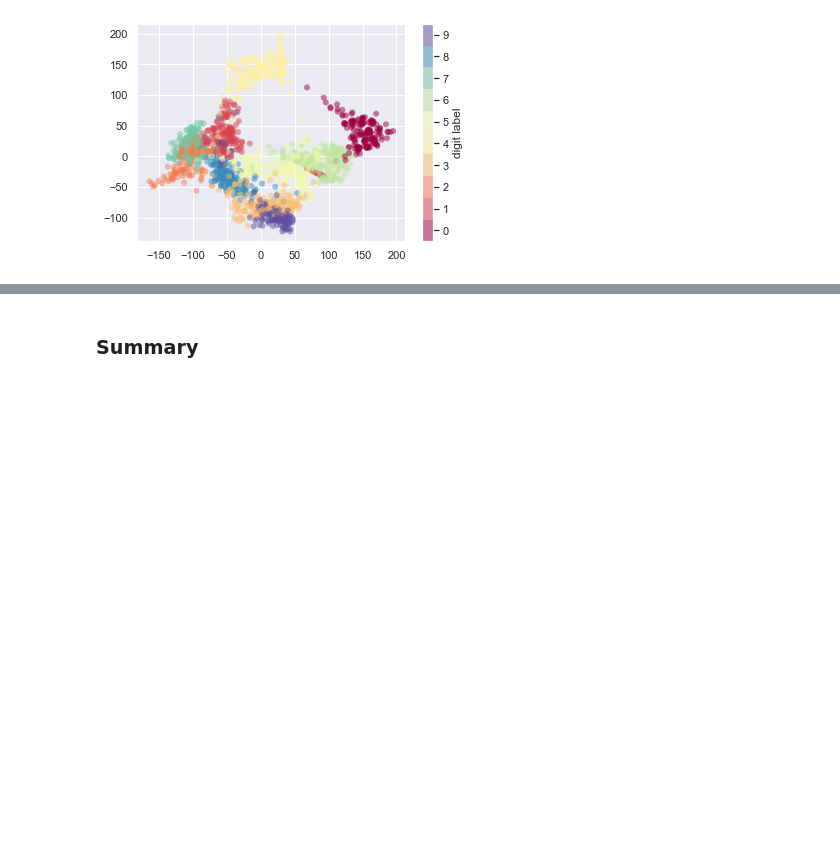
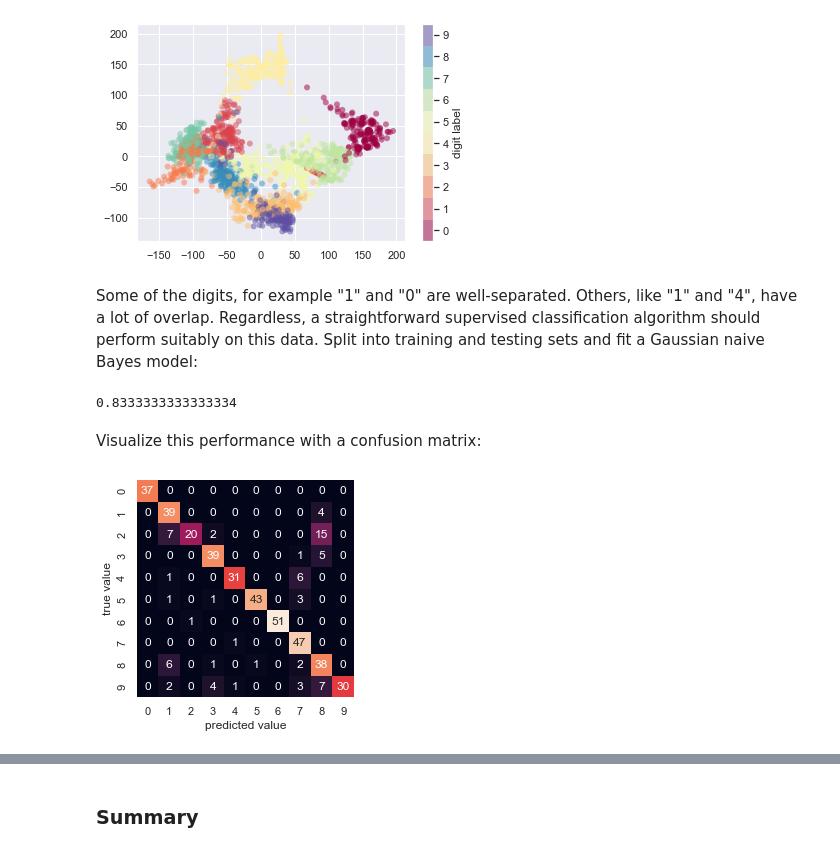
Before and after one commit to taylordunn/python-data-science-handbook, a Jupyter notebook: chapter5/chapter5.ipynb, the cells around one changed output, grey strips where cells are left out. Saved outputs shown, nothing was run; the diff lists cells and outputs as text; code cells hidden in the pictures; blank space fills up the shorter version.

Commit message:
Finished the intro to sklearn

```diff
--- a/chapter5/chapter5.ipynb
+++ b/chapter5/chapter5.ipynb
@@ -231,3 +230,34 @@ plt.colorbar(label='digit label', ticks=range(10))
 plt.clim(-0.5, 9.5);
 # %% [output]
 [figure]
+# %% [markdown]
+Some of the digits, for example "1" and "0" are well-separated.
+Others, like "1" and "4", have a lot of overlap.
+Regardless, a straightforward supervised classification algorithm should perform suitably on this data.
+Split into training and testing sets and fit a Gaussian naive Bayes model:
+# %%
+from sklearn.model_selection import train_test_split
+# I'm not setting the `test_size` or `train_size`, but leaving default 20-80
+Xtrain, Xtest, ytrain, ytest = train_test_split(X, y, random_state=0)
+
+from sklearn.naive_bayes import GaussianNB
+model = GaussianNB()
+model.fit(Xtrain, ytrain)
+y_model = model.predict(Xtest)
+
+from sklearn.metrics import accuracy_score
+accuracy_score(ytest, y_model)
+# %% [output]
+0.8333333333333334
+# %% [markdown]
+Visualize this performance with a confusion matrix:
+# %%
+from sklearn.metrics import confusion_matrix
+
+mat = confusion_matrix(ytest, y_model)
+
+sns.heatmap(mat, square=True, annot=True, cbar=False)
+plt.xlabel('predicted value')
+plt.ylabel('true value');
+# %% [output]
+[figure, added]
```
Also changed, not shown: parts of 5 cells of this notebook.
